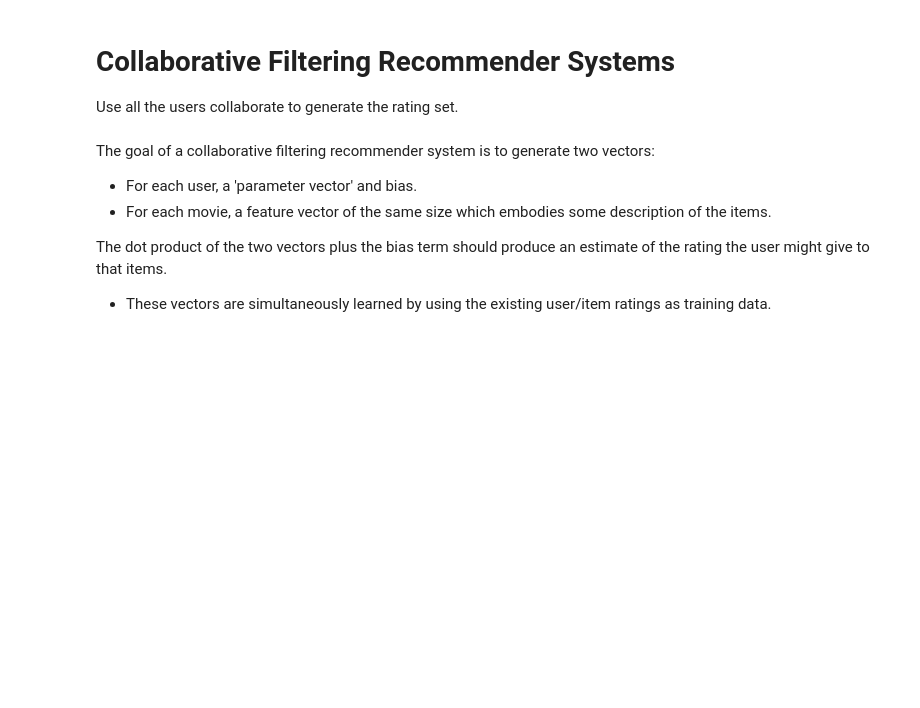
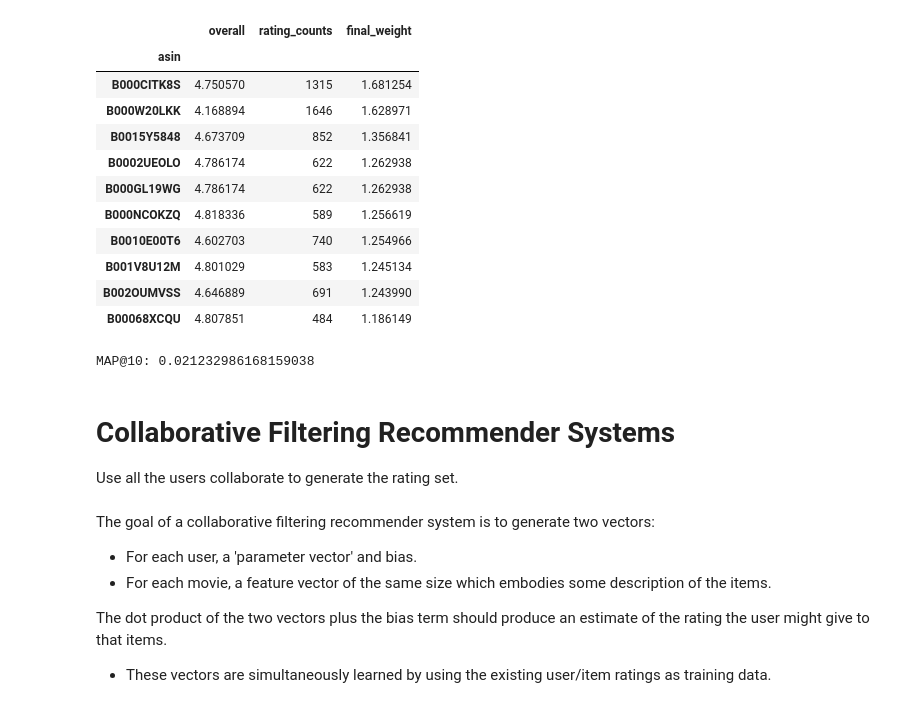
Before and after one commit to tqtensor/bk-imp, a Jupyter notebook: bigdata-mini-project/notebook/model-and-evaluation.ipynb, the cells around one changed output. Saved outputs shown, nothing was run; the diff lists cells and outputs as text; code cells hidden in the pictures; blank space fills up the shorter version.

```diff
--- a/bigdata-mini-project/notebook/graph-amazon-project-spark.ipynb
+++ b/bigdata-mini-project/notebook/model-and-evaluation.ipynb
@@ -285,0 +324,2 @@ get_score_model(y_pred, df_test)
+# %%
+new_df = df_train.groupby("asin").filter(lambda x: x["overall"].count() >= 50)
@@ -285,0 +369,20 @@ get_score_model(y_pred, df_test)
+# %%
+Top10 = (
+    ratings_mean_count.sort_values(["final_weight"], ascending=False)
+    .head(10)["final_weight"]
+    .index.tolist()
+)
+ratings_mean_count.loc[Top10]
+# %% [output]
+|  | overall | rating_counts | final_weight |
+| asin |  |  |  |
+| B000CITK8S | 4.750570 | 1315 | 1.681254 |
+| B000W20LKK | 4.168894 | 1646 | 1.628971 |
+| B0015Y5848 | 4.673709 | 852 | 1.356841 |
+| B0002UEOLO | 4.786174 | 622 | 1.262938 |
+| B000GL19WG | 4.786174 | 622 | 1.262938 |
+| B000NCOKZQ | 4.818336 | 589 | 1.256619 |
+| B0010E00T6 | 4.602703 | 740 | 1.254966 |
+| B001V8U12M | 4.801029 | 583 | 1.245134 |
+| B002OUMVSS | 4.646889 | 691 | 1.243990 |
+| B00068XCQU | 4.807851 | 484 | 1.186149 |
@@ -286,3 +393,19 @@ get_score_model(y_pred, df_test)
+# %%
+# Example usage
+recommendations_list = list(
+    y_pred_popularity_rating.values()
+)  # List of recommended items for multiple users
+ground_truth_list = list(
+    y_true.values()
+)  # List of ground truth items for multiple users
+n = 10  # Cutoff value
+
+map_at_n = mean_average_precision_at_n(
+    recommendations_list, ground_truth_list, n
+)
+print("MAP@{}:".format(n), map_at_n)
+# %% [output]
+MAP@10: 0.021232986168159038
 # %% [markdown]
 # Collaborative Filtering Recommender Systems
 
```
Also changed, not shown: parts of 209 cells of this notebook, 3 other files.
